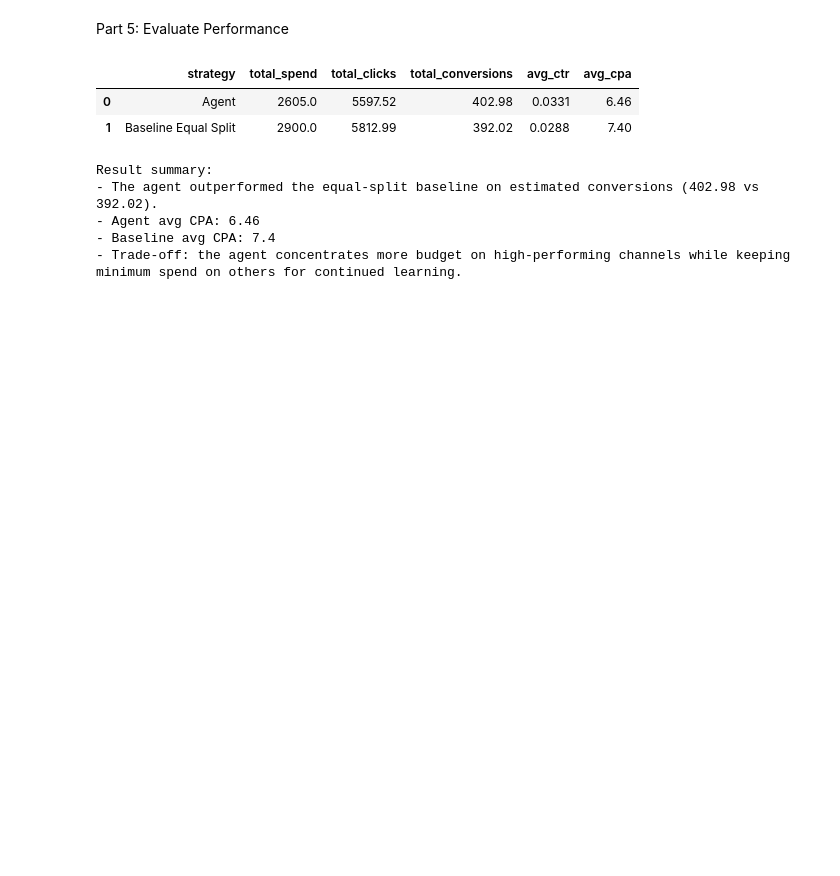
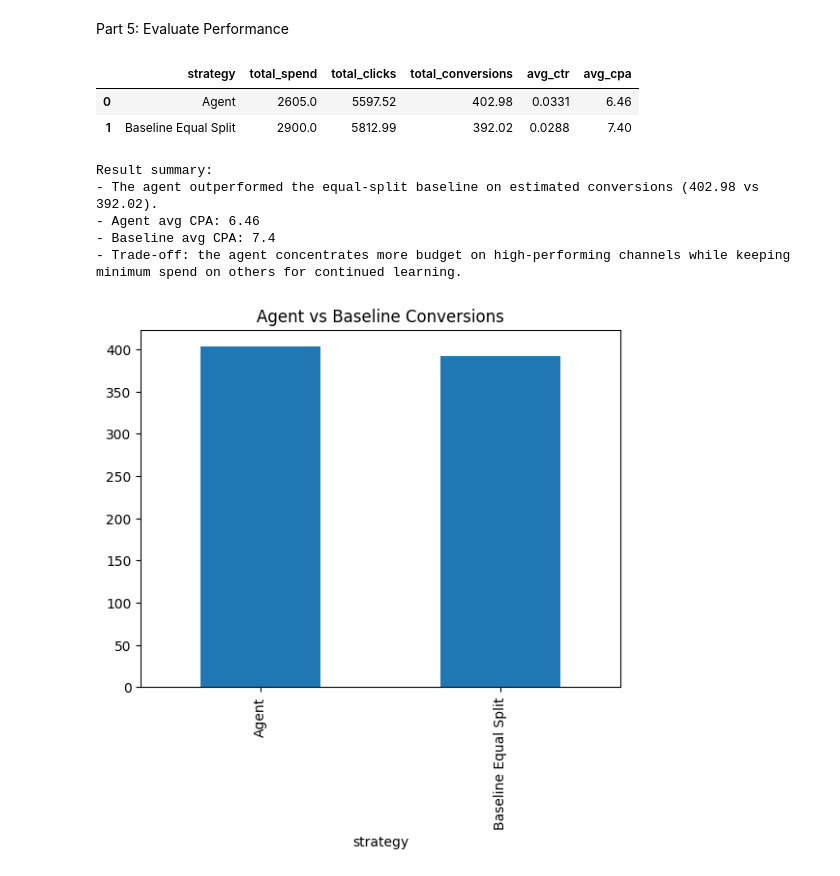
Before and after one commit to nuhuynhh/AAI2026, a Jupyter notebook: AdOptimizationAgent.ipynb, the cells around one changed output. Cells and saved outputs as stored; diff of their text form; code cells hidden in the pictures; blank space fills up the shorter version.

```diff
--- a/AdOptimizationAgent.ipynb
+++ b/AdOptimizationAgent.ipynb
@@ -409,3 +409,11 @@ Result summary:
 - Agent avg CPA: 6.46
 - Baseline avg CPA: 7.4
 - Trade-off: the agent concentrates more budget on high-performing channels while keeping minimum spend on others for continued learning.
+# %%
+import matplotlib.pyplot as plt
+
+comparison_df.set_index("strategy")["total_conversions"].plot(kind="bar")
+plt.title("Agent vs Baseline Conversions")
+plt.show()
+# %% [output]
+[figure, added]
```
